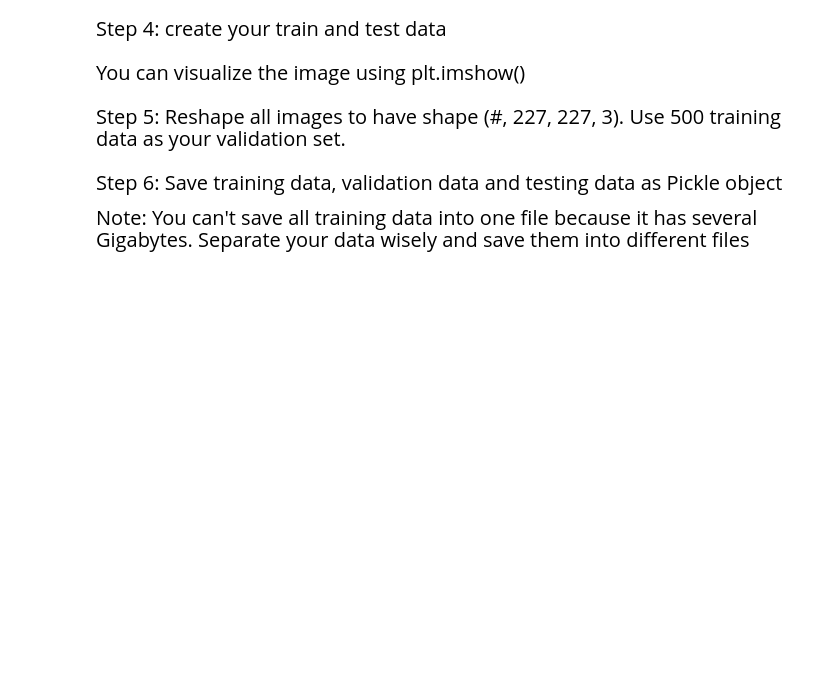
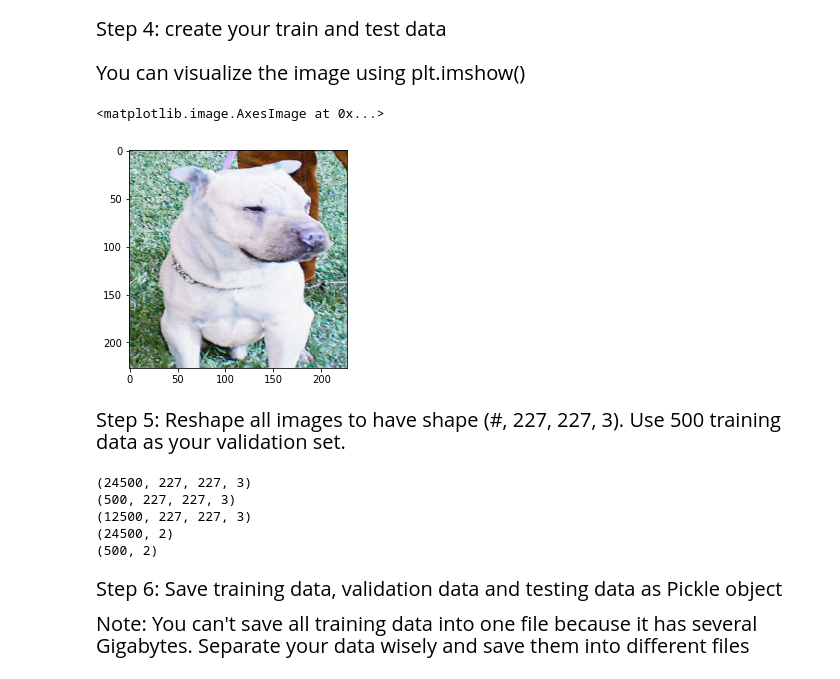
Before and after one commit to tank606/HW, a Jupyter notebook: HW2/HW2_4a_template.ipynb, the cells around one changed output. Cells and saved outputs as stored; diff of their text form; code cells hidden in the pictures; blank space fills up the shorter version.

```diff
--- a/HW2/HW2_4a_template.ipynb
+++ b/HW2/HW2_4a_template.ipynb
@@ -17,3 +14,6 @@ test_dir =
+# %%
+train_dir = "C:/Users/VIL/Downloads/data/train"
+test_dir =  "C:/Users/VIL/Downloads/data/test1"
 # %% [markdown]
 <p style="font-size:20px">Step 1: Kaggle does not provide a file that contains the labels. So we need to create labels from the training file.
 # %%
@@ -26,9 +26,10 @@ return:
     if the image is dog, return [0,1]
 """
 def label_img(img):
-    #################
-    pass
-    #################
+    label = img[:3]
+    if label == 'cat':
+        return np.array([1,0])
+    return np.array([0,1])
 # %% [markdown]
 <p style="font-size:20px">Step 2: define a function to fetch all images from the training directory and return a <b>list</b> that every element contains two <b>Numpy array</b>:image and its label.
 # %%
@@ -43,19 +44,14 @@ Hint 2: use cv2 to read file
 Hint 3: use cv2 to resize img
     cv2.resize(img, (size, size))
 """
-def create_train_data():
-    ###create a list###
-    pass
-    ####for loop to fetch img from directory (hint:use tqdm)###
-
-        ###get label of img###
-
-        ###use cv2 to read the img and resize the it to (227 x 227)###
-
-        ###append the img and label to the list###
-
-    ###shuffle training data###
-
-    ###return training data###
+def create_train_data(train_dir):
+    data = []
+    for fn in tqdm(os.listdir(train_dir)):
+        label = label_img(fn)
+        img = cv2.imread(os.path.join(train_dir, fn))
+        img = cv2.resize(img, (227,227))
+        data.append([img, label])
+    shuffle(data)
+    return data
 # %% [markdown]
 <p style="font-size:20px">Step 3: define a similar function to fetch all test data. You don't need to label them.
@@ -65,12 +67,34 @@ def create_test_data():
 # %% [markdown]
 <p style="font-size:20px">Step 4: create your train and test data</p>
 # %%
-train_data = create_train_data()
-test_data = create_test_data()
+train_data = create_train_data(train_dir)
+test_data = create_test_data(test_dir)
 # %% [markdown]
 <p style="font-size:20px"> You can visualize the image using plt.imshow()
+# %%
+plt.imshow(train_data[0][0])
+# %% [output]
+<matplotlib.image.AxesImage at 0x...>
+[figure, added]
 # %% [markdown]
 <p style="font-size:20px">Step 5: Reshape all images to have shape (#, 227, 227, 3). Use 500 training data as your validation set.
+# %%
+train_all_im = np.array([data[0] for data in train_data])
+train_all_label = np.array([data[1] for data in train_data])
+test_im = np.array(test_data)
+val_im, train_im = train_all_im[:500], train_all_im[500:]
+val_label, train_label = train_all_label[:500], train_all_label[500:]
+print(train_im.shape)
+print(val_im.shape)
+print(test_im.shape)
+print(train_label.shape)
+print(val_label.shape)
+# %% [output]
+(24500, 227, 227, 3)
+(500, 227, 227, 3)
+(12500, 227, 227, 3)
+(24500, 2)
+(500, 2)
 # %% [markdown]
 <p style="font-size:20px">Step 6: Save training data, validation data and testing data as Pickle object</p>
 <p style="font-size:20px">Note: You can't save all training data into one file because it has several Gigabytes. Separate your data wisely and save them into different files</p>
```
Also changed, not shown: parts of 4 cells of this notebook, 3 other files.
